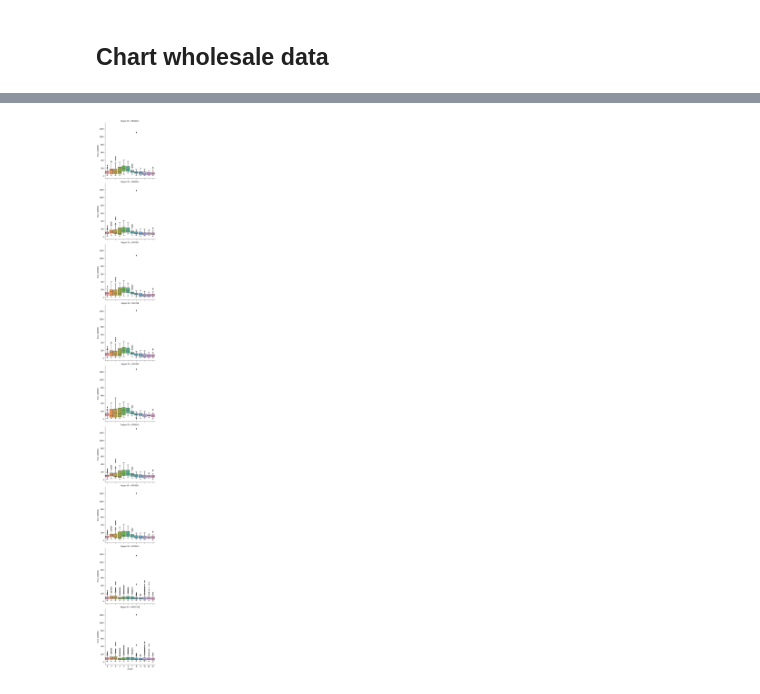
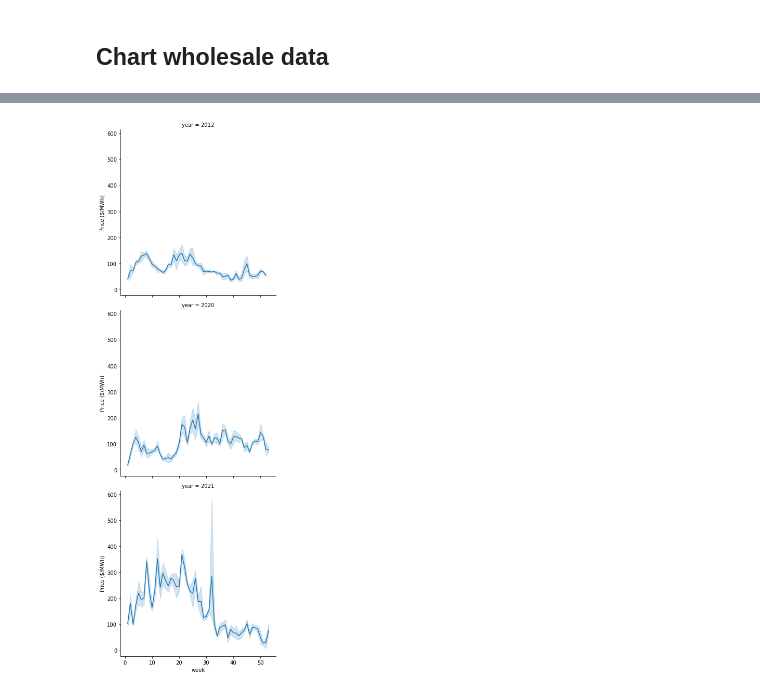
Before and after one commit to steve-dev90/seaborn_examples, a Jupyter notebook: seaborn.ipynb, the cells around one changed output, grey strips where cells are left out. Saved outputs shown, nothing was run; the diff lists cells and outputs as text; code cells hidden in the pictures.

Commit message:
working on charts

```diff
--- a/seaborn.ipynb
+++ b/seaborn.ipynb
@@ -10,8 +10,8 @@ from matplotlib import pyplot as plt
 import seaborn as sns
 # %%
 #Read in NZ wholesale electricity prices from 2012 to 2021
-prices = pd.read_csv('Wholesale_price_trends_20220820114423.csv', \
+prices = pd.read_csv('Wholesale_price_trends_20220822204109.csv', \
   header=8)
-prices.head()
+prices.head(2)
 # %% [output]
 |  | Period start | Period end | Region ID | Region | Price ($/MWh) |
@@ -103,8 +137,7 @@ memory usage: 46.7 MB
 # %%
-sns.catplot(x = 'month', y = 'Price ($/MWh)', \
-  kind = 'box', data = prices, \
-  row ='Region ID')
+sns.relplot(x = 'week', y = 'Price ($/MWh)', \
+  kind = 'line', data = prices[prices['Region ID'] == 'HAY2201'], row = 'year')
 
 plt.show()
 # %% [output]
-[figure, old version]
+[figure, new version]
```
Also changed, not shown: parts of 5 cells of this notebook, 2 other files.
